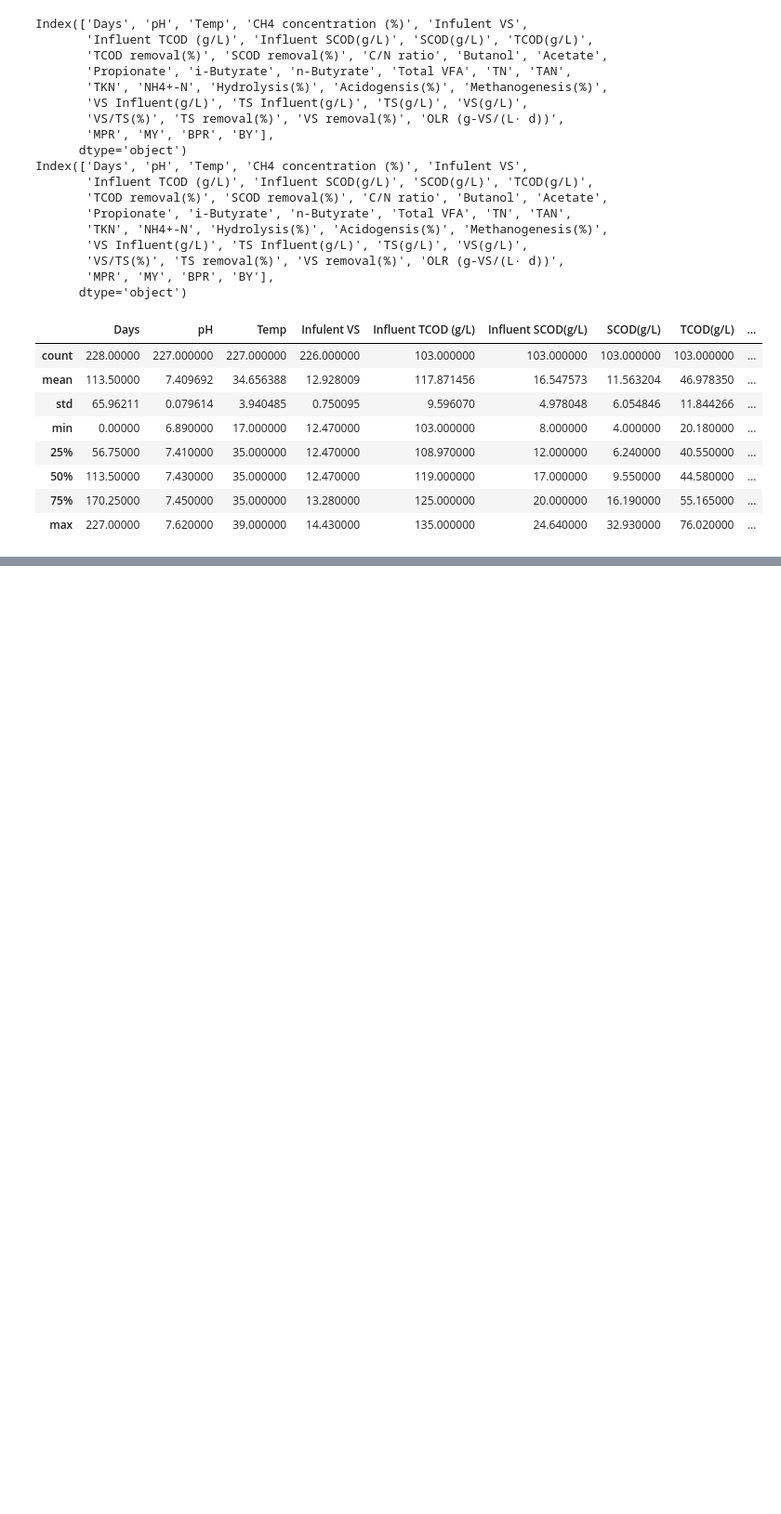
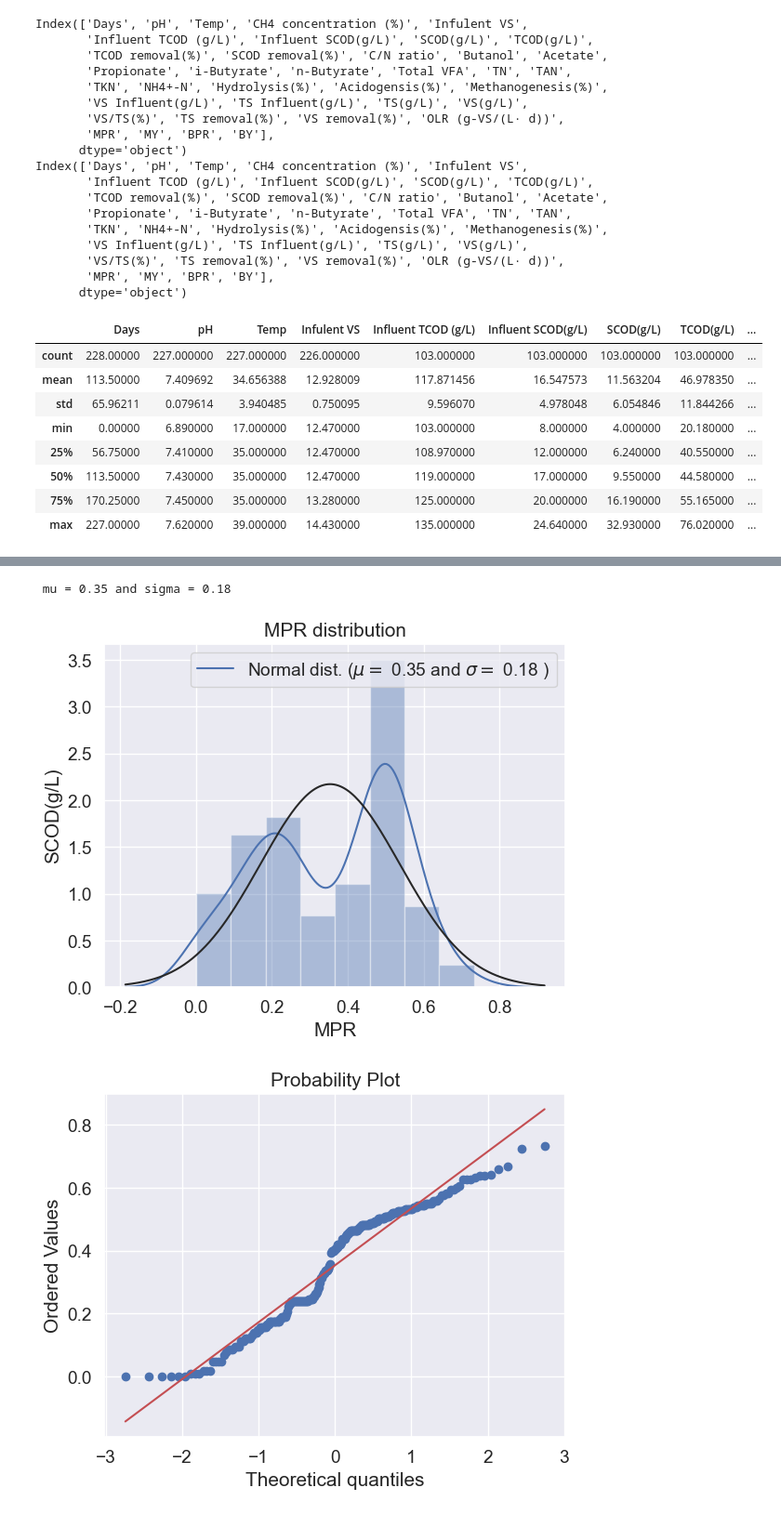
Before and after one commit to wenyi22/-, a Jupyter notebook: part1.ipynb, the cells around one changed output, grey strips where cells are left out. Shown at 93% size. Drawn from its saved outputs; the diff is of its cells as text; code cells hidden in the pictures; blank space fills up the shorter version.

```diff
--- a/part1.ipynb
+++ b/part1.ipynb
@@ -236,2 +300,22 @@ plt.show()
+# %%
+# log對數變換
+test["MPR"] = np.log1p(test["MPR"])  #np.log1p函數將()變量中的所有值都加上1，然後取對數。可以有效的消除數據中的偏度和峰度。使其更接近正態分佈。
+
+sns.distplot(test["MPR"] , fit=norm);
+
+(mu, sigma) = norm.fit(test['MPR'])
+print( '\n mu = {:.2f} and sigma = {:.2f}\n'.format(mu, sigma))
+
+plt.legend(['Normal dist. ($\mu=$ {:.2f} and $\sigma=$ {:.2f} )'.format(mu, sigma)],
+            loc='best')
+plt.ylabel('SCOD(g/L)')
+plt.title('MPR distribution')
+fig = plt.figure()
+res = stats.probplot(test['MPR'], plot=plt)
+plt.show()
+# %% [output]
+ mu = 0.35 and sigma = 0.18
+[figure, added]
+[figure, added]
 # %%
 
```
Also changed, not shown: parts of 20 cells of this notebook.
